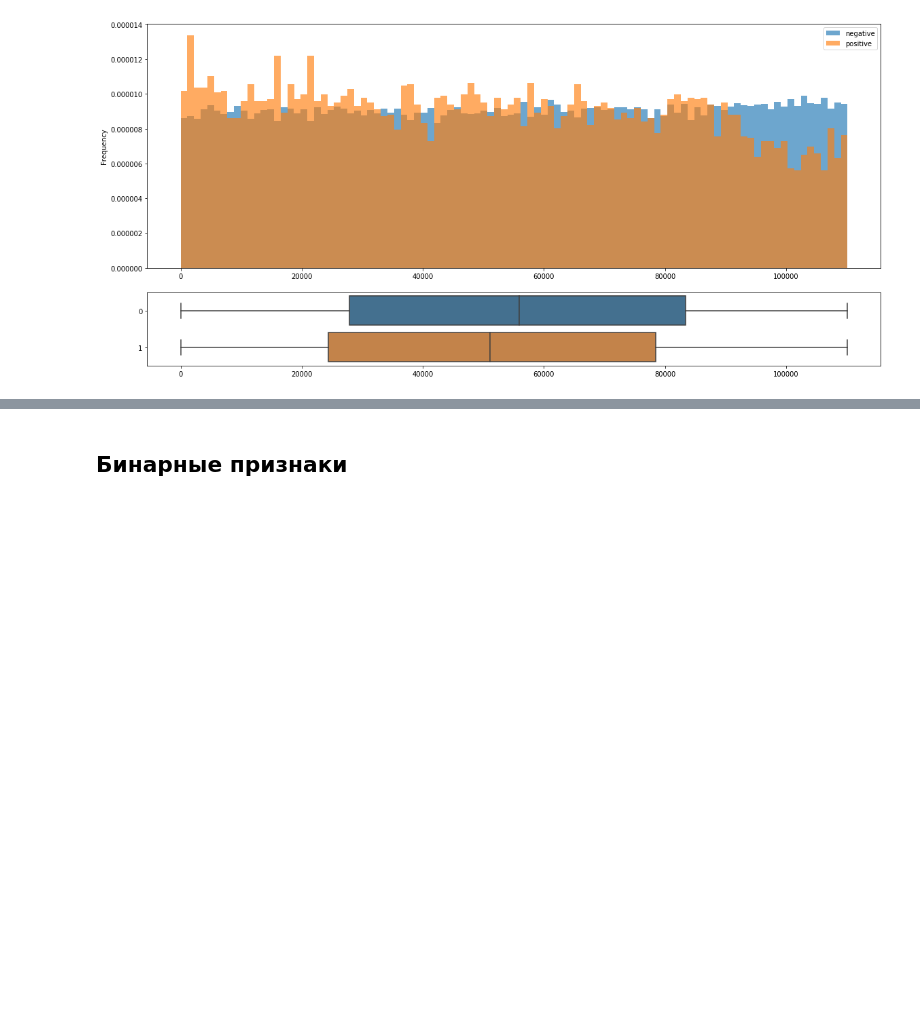
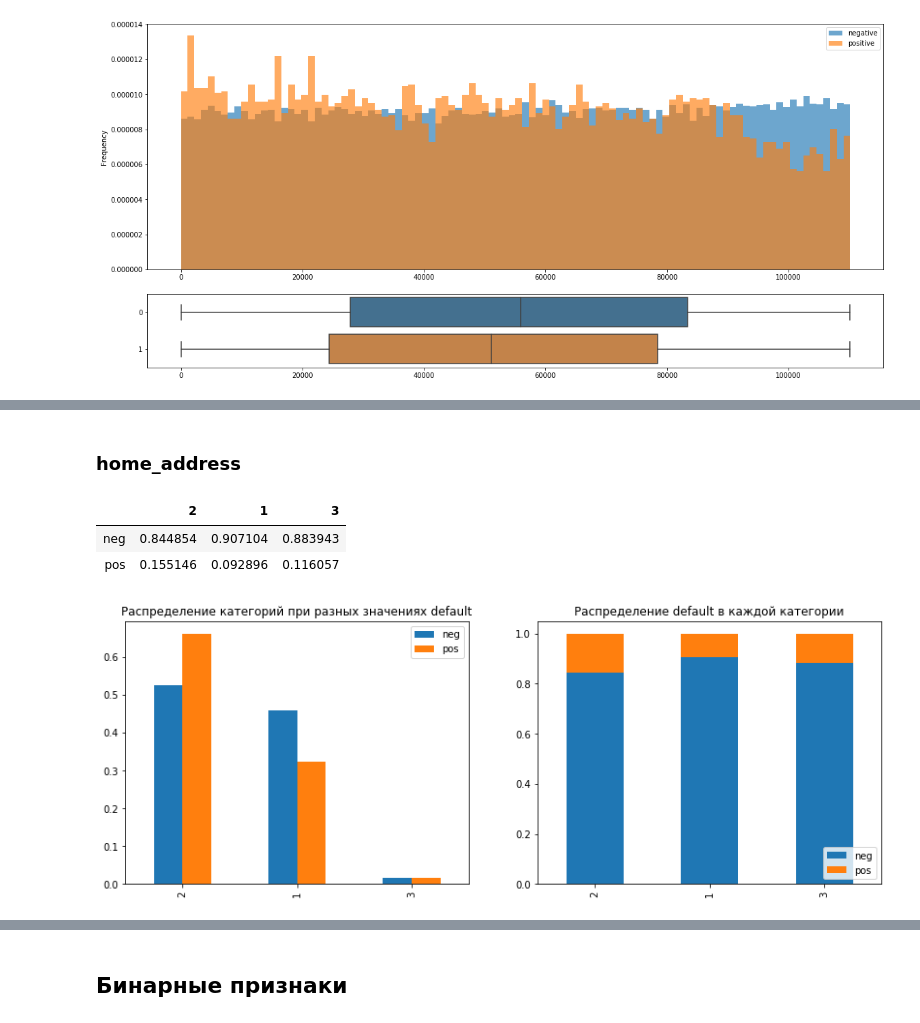
Before and after one commit to Urusut/IvanovDmitryV, a Jupyter notebook: Unit_5/Project_4.ipynb, the cells around one changed output, grey strips where cells are left out. Saved outputs shown, nothing was run; the diff lists cells and outputs as text; code cells hidden in the pictures; blank space fills up the shorter version.

```diff
--- a/Unit_5/Project_4.ipynb
+++ b/Unit_5/Project_4.ipynb
@@ -318,0 +346,9 @@ plt.hist([data.home_address[data.default==1].dropna(),
+# %% [markdown]
+### home_address
+# %%
+cat_visualisation(data.home_address)
+# %% [output]
+|  | 2 | 1 | 3 |
+| neg | 0.844854 | 0.907104 | 0.883943 |
+| pos | 0.155146 | 0.092896 | 0.116057 |
+[figure, added]
```
Also changed, not shown: parts of 36 cells of this notebook, 2 other files.
